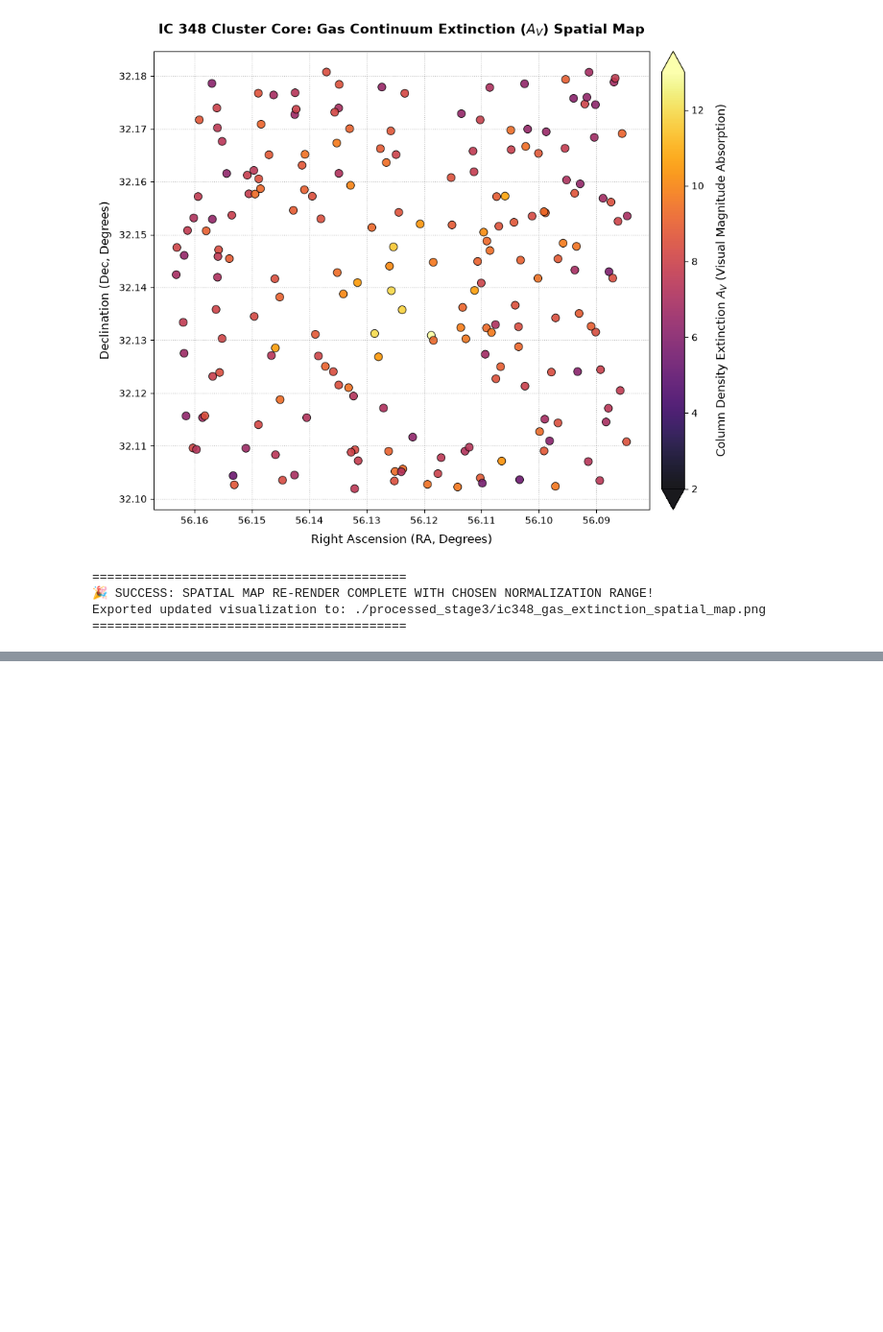
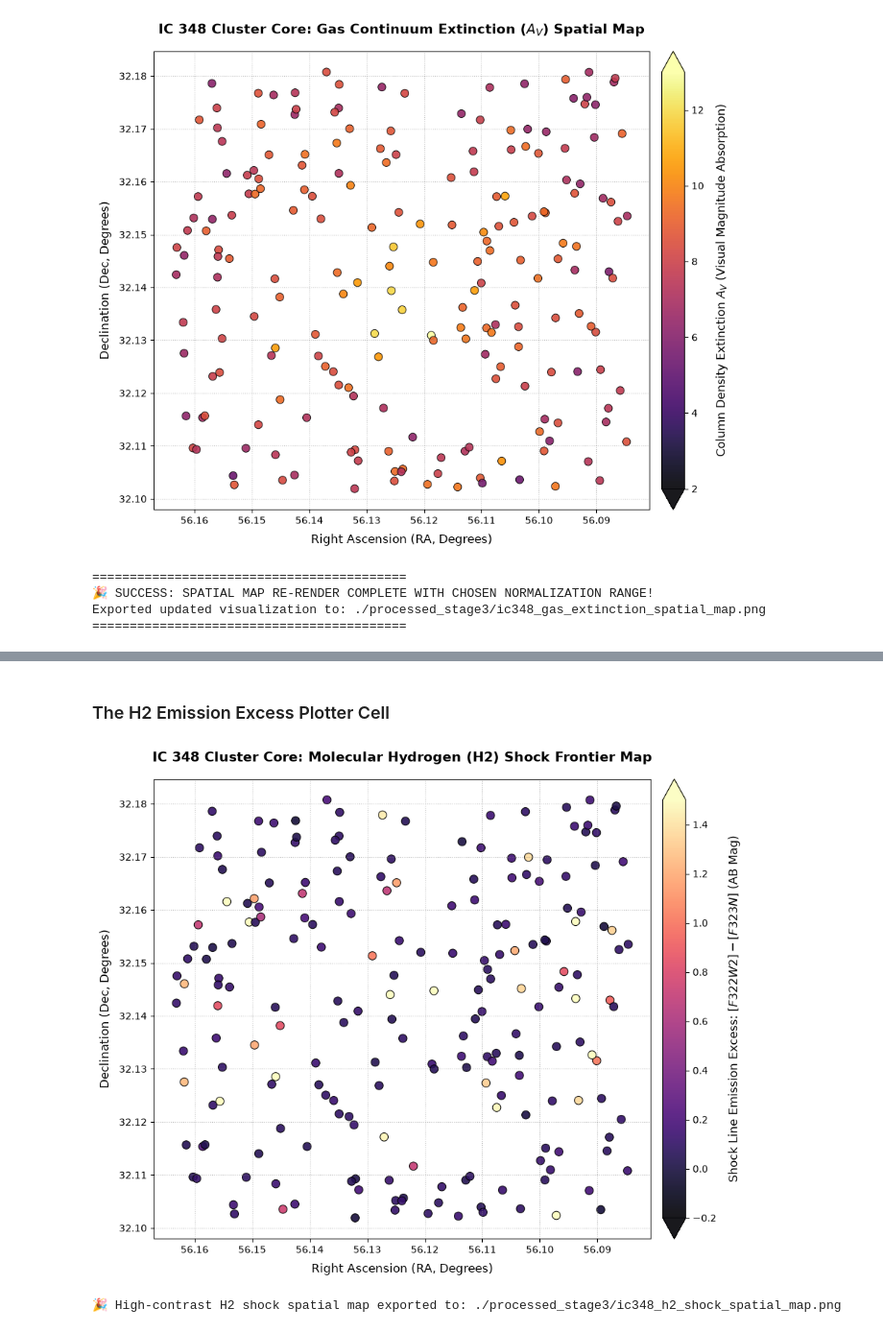
Before and after one commit to Kapranov/jwst-pipeline-brown-dwarf-candidates-ic348, a Jupyter notebook: 01_jwst_pipeline_master_execution.ipynb, the cells around one changed output, grey strips where cells are left out. Shown at 96% size. Drawn from its saved outputs; the diff is of its cells as text; code cells hidden in the pictures; blank space fills up the shorter version.

Commit message:
Optimize pipeline with Step 10 H2 molecular shock mapping and magma color space configurations

```diff
--- a/01_jwst_pipeline_master_execution.ipynb
+++ b/01_jwst_pipeline_master_execution.ipynb
@@ -544,0 +642,44 @@ Exported updated visualization to: ./processed_stage3/ic348_gas_extinction_spati
+# %% [markdown]
+### The H2 Emission Excess Plotter Cell
+# %%
+import matplotlib.pyplot as plt
+
+if not os.path.exists(emission_catalog_path):
+    print("❌ Render aborted: Run the H2 calculation matrix block first.")
+else:
+    em_data = pd.read_csv(emission_catalog_path)
+
+    fig, ax = plt.subplots(figsize=(11, 8.5), facecolor='white')
+
+    # Using 'magma' colormap to highlight bright shock fronts (white/orange) against quiet stars (dark purple)
+    # Lock limits between -0.2 (pure continuum noise) and 1.5 (heavy line emission excess)
+    sc = ax.scatter(em_data['RA_deg'], em_data['Dec_deg'],
+                    c=em_data['h2_emission_excess'],
+                    cmap='magma',
+                    vmin=-0.2,
+                    vmax=1.5,
+                    s=70,
+                    edgecolor='black',
+                    linewidths=0.8,
+                    alpha=0.9)
+
+    cb = plt.colorbar(sc, ax=ax, pad=0.02, extend='both')
+    cb.set_label(r"Shock Line Emission Excess: $[F322W2] - [F323N]$ (AB Mag)", fontsize=12, labelpad=12)
+    cb.ax.tick_params(labelsize=10)
+
+    # Standard telescope coordinate formatting (RA decreases rightward)
+    ax.invert_xaxis()
+
+    ax.set_title("IC 348 Cluster Core: Molecular Hydrogen (H2) Shock Frontier Map", fontsize=14, fontweight='bold', pad=18)
+    ax.set_xlabel("Right Ascension (RA, Degrees)", fontsize=12, labelpad=8)
+    ax.set_ylabel("Declination (Dec, Degrees)", fontsize=12, labelpad=8)
+    ax.grid(True, linestyle=':', alpha=0.5, color='gray')
+
+    output_em_plot_path = os.path.join(stage3_dir, "ic348_h2_shock_spatial_map.png")
+    plt.savefig(output_em_plot_path, bbox_inches='tight', dpi=300)
+    plt.show()
+
+    print(f"🎉 High-contrast H2 shock spatial map exported to: {output_em_plot_path}")
+# %% [output]
+[figure, added]
+🎉 High-contrast H2 shock spatial map exported to: ./processed_stage3/ic348_h2_shock_spatial_map.png
```
Also changed, not shown: parts of 3 cells of this notebook, 3 other files.
